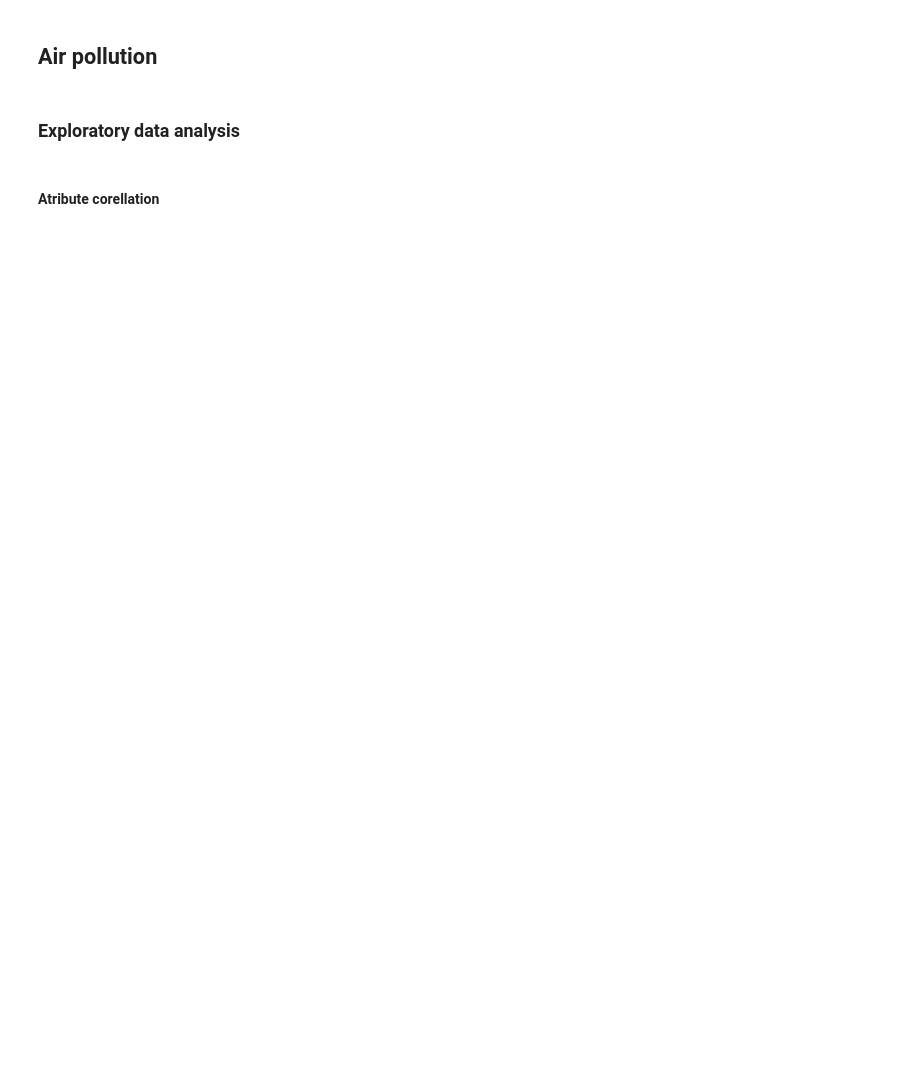
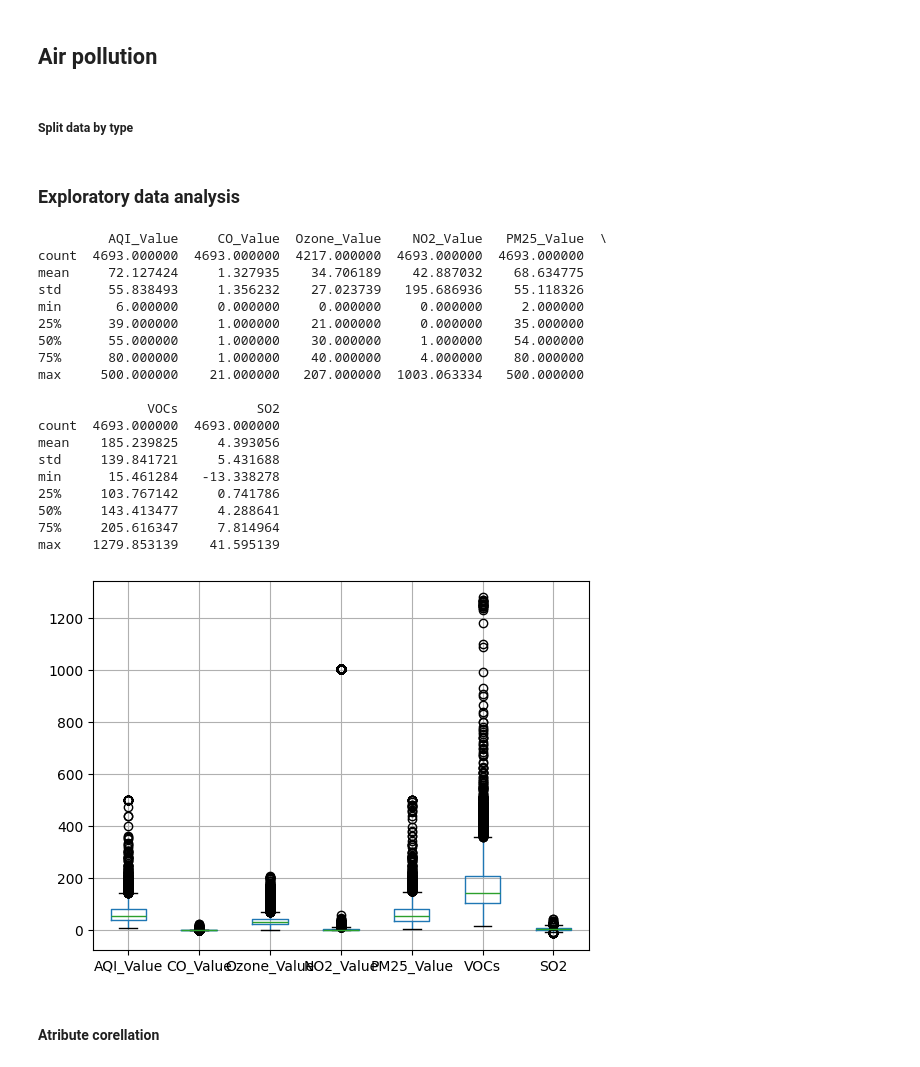
Before and after one commit to alx-sima/ml, a Jupyter notebook: main.ipynb, the cells around one changed output. Cells and saved outputs as stored; diff of their text form; code cells hidden in the pictures; blank space fills up the shorter version.

```diff
--- a/main.ipynb
+++ b/main.ipynb
@@ -48,2 +12,0 @@ def print_label_info(data: pd.Series):
-# %%
-numeric_attrs, categorical_attrs, labels = split_air_pollution_data(frame)
@@ -93,11 +13,3 @@ test_data, test_labels = preprocess_data(test_data)
-# %%
-# classifier = sk.ensemble.RandomForestClassifier()
-# classifier = sk.linear_model.LogisticRegression()
-classifier = sk.neural_network.MLPClassifier()
-classifier.fit(train_data, labels)
-predictions = classifier.predict(train_data)
-print(classifier.score(test_data, test_labels))
-print(predictions)
 # %% [markdown]
 ## Air pollution
 # %%
@@ -105,0 +17,2 @@ print(raw_train_data)
+# %% [markdown]
+##### Split data by type
@@ -106,5 +34,5 @@ print(raw_train_data)
 # %%
-NUMERIC_COLUMNS = [
+numeric_columns = [
     "AQI_Value",
     "CO_Value",
     "Ozone_Value",
@@ -113,7 +41,7 @@ NUMERIC_COLUMNS = [
     "VOCs",
     "SO2",
 ]
-CATEGORICAL_COLUMNS = [
+categorical_columns = [
     "Country",
     "City",
     "CO_Category",
@@ -122,29 +50,41 @@ CATEGORICAL_COLUMNS = [
     "PM25_Category",
     "Emissions",
 ]
-LABEL_COLUMNS = "AQI_Category"
+label_columns = "AQI_Category"
 
-
-def split_pollution_data(
-    data: pd.DataFrame,
-) -> tuple[pd.DataFrame, pd.DataFrame, pd.Series]:
-    numeric_attrs = [attr for attr in NUMERIC_COLUMNS if attr in data.columns]
-    categorical_attrs = [attr for attr in CATEGORICAL_COLUMNS if attr in data.columns]
-
-    numeric_attrs = data[numeric_attrs]
-    categorical_attrs = data[categorical_attrs]
-    labels = data[LABEL_COLUMNS]
-
-    return numeric_attrs, categorical_attrs, labels
-
-
-num_train_data, cat_train_data, train_labels = split_pollution_data(raw_train_data)
+num_train_data, cat_train_data, train_labels = split_data(
+    raw_train_data, numeric_columns, categorical_columns, label_columns
+)
 # %% [markdown]
 ### Exploratory data analysis
+# %%
+def print_numerical_info(data: pd.DataFrame):
+    print(data.describe())
+    data.boxplot()
+    plt.show()
 # %%
-print(num_train_data.describe())
-num_train_data.boxplot()
-plt.show()
+print_numerical_info(num_train_data)
+# %% [output]
+         AQI_Value     CO_Value  Ozone_Value    NO2_Value   PM25_Value  \
+count  4693.000000  4693.000000  4217.000000  4693.000000  4693.000000
+mean     72.127424     1.327935    34.706189    42.887032    68.634775
+std      55.838493     1.356232    27.023739   195.686936    55.118326
+min       6.000000     0.000000     0.000000     0.000000     2.000000
+25%      39.000000     1.000000    21.000000     0.000000    35.000000
+50%      55.000000     1.000000    30.000000     1.000000    54.000000
+75%      80.000000     1.000000    40.000000     4.000000    80.000000
+max     500.000000    21.000000   207.000000  1003.063334   500.000000
+
+              VOCs          SO2
+count  4693.000000  4693.000000
+mean    185.239825     4.393056
+std     139.841721     5.431688
+min      15.461284   -13.338278
+25%     103.767142     0.741786
+50%     143.413477     4.288641
+75%     205.616347     7.814964
+max    1279.853139    41.595139
+[figure, added]
 # %% [markdown]
 #### Atribute corellation
 # %%
```
Also changed, not shown: parts of 58 cells of this notebook.
